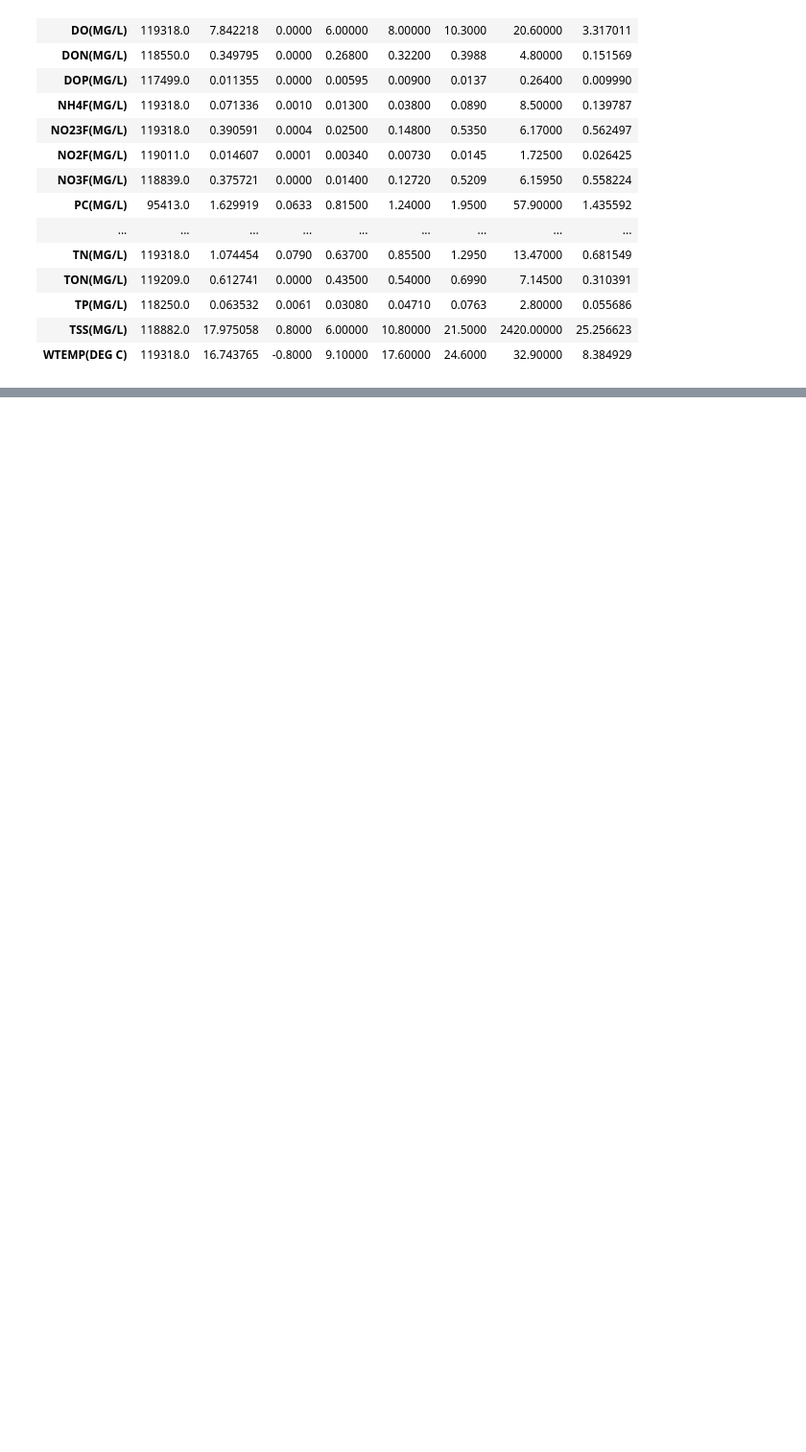
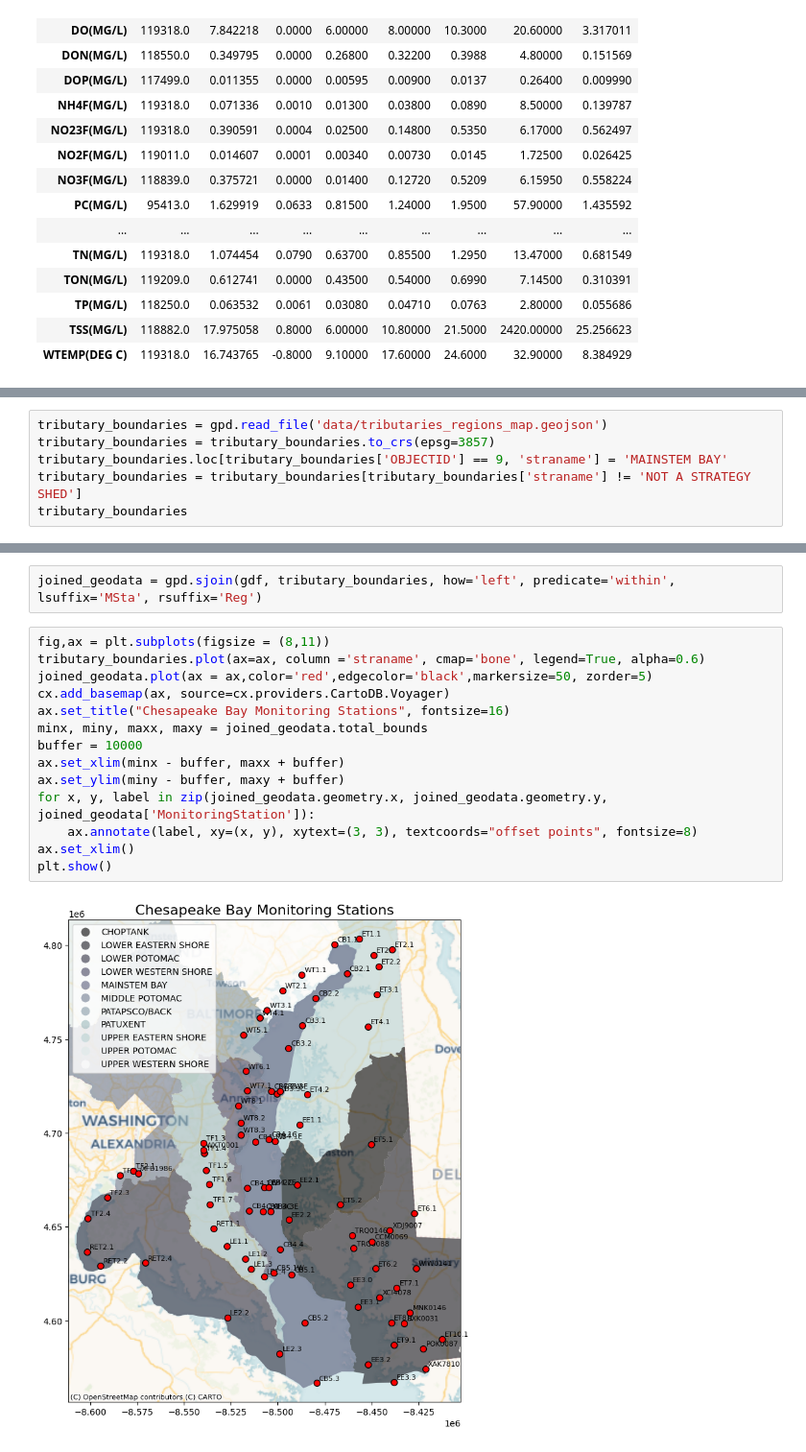
Before and after one commit to Quinn-Domanski/bay_exploration, a Jupyter notebook: bay_data_exploration.ipynb, the cells around one changed output, grey strips where cells are left out. Shown at 96% size. Cells and saved outputs as stored; diff of their text form; blank space fills up the shorter version.

```diff
--- a/bay_data_exploration.ipynb
+++ b/bay_data_exploration.ipynb
@@ -783,0 +840,6 @@ Next:
+# %%
+tributary_boundaries = gpd.read_file('data/tributaries_regions_map.geojson')
+tributary_boundaries = tributary_boundaries.to_crs(epsg=3857)
+tributary_boundaries.loc[tributary_boundaries['OBJECTID'] == 9, 'straname'] = 'MAINSTEM BAY'
+tributary_boundaries = tributary_boundaries[tributary_boundaries['straname'] != 'NOT A STRATEGY SHED']
+tributary_boundaries
@@ -783,0 +859,18 @@ Next:
+# %%
+joined_geodata = gpd.sjoin(gdf, tributary_boundaries, how='left', predicate='within', lsuffix='MSta', rsuffix='Reg')
+# %%
+fig,ax = plt.subplots(figsize = (8,11))
+tributary_boundaries.plot(ax=ax, column ='straname', cmap='bone', legend=True, alpha=0.6)
+joined_geodata.plot(ax = ax,color='red',edgecolor='black',markersize=50, zorder=5)
+cx.add_basemap(ax, source=cx.providers.CartoDB.Voyager)
+ax.set_title("Chesapeake Bay Monitoring Stations", fontsize=16)
+minx, miny, maxx, maxy = joined_geodata.total_bounds
+buffer = 10000
+ax.set_xlim(minx - buffer, maxx + buffer)
+ax.set_ylim(miny - buffer, maxy + buffer)
+for x, y, label in zip(joined_geodata.geometry.x, joined_geodata.geometry.y, joined_geodata['MonitoringStation']):
+    ax.annotate(label, xy=(x, y), xytext=(3, 3), textcoords="offset points", fontsize=8)
+ax.set_xlim()
+plt.show()
+# %% [output]
+[figure, added]
```
Also changed, not shown: parts of 24 cells of this notebook.
